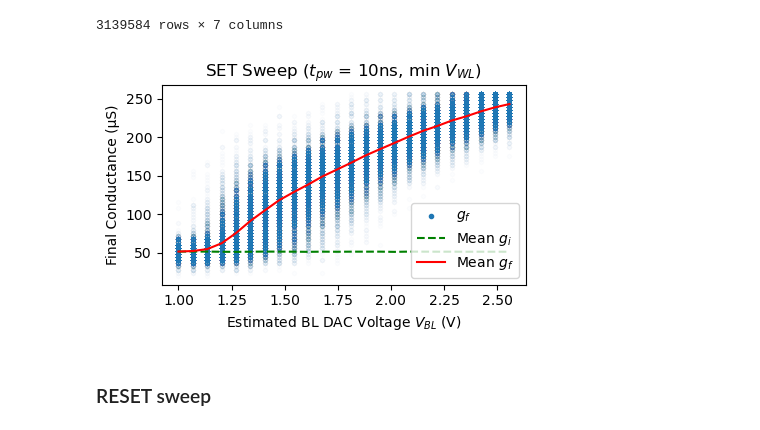
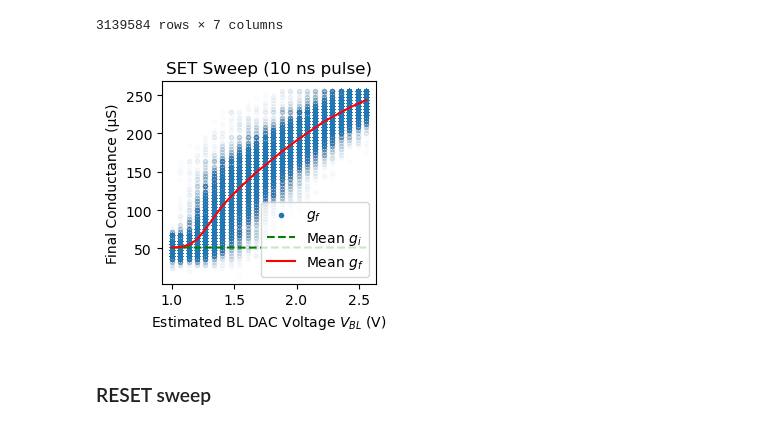
Before and after one commit to akashlevy/ember-python, a Jupyter notebook: analysis/sweeps.ipynb, the cells around one changed output. Saved outputs shown, nothing was run; the diff lists cells and outputs as text; code cells hidden in the pictures.

Commit message:
Update sweeps

```diff
--- a/analysis/sweeps.ipynb
+++ b/analysis/sweeps.ipynb
@@ -35,22 +35,22 @@ setdata
 # %%
 # Plot SET sweep
 d = setdata[(setdata["gi"].isin(range(1,20))) & (setdata["pw"] == 1) & (setdata["vwl"] == 0)][["vwl","vbl","pw","gi","gf"]].sample(100000)
 d["vbl"] = (d["vbl"]*2.1/31) + 1
-fig = plt.figure(figsize=(4.5,3))
+fig = plt.figure(figsize=(3,3))
 ax = plt.axes()
 ax.scatter(d["vbl"], d["gf"]*4, marker=".", alpha=0.01, label="$g_f$")
 (d.groupby("vbl")["gi"].mean() * 4).plot(color="green", linestyle="--", label="Mean $g_i$")
 (d.groupby("vbl")["gf"].mean() * 4).plot(color="red", label="Mean $g_f$")
-ax.set_title(f"SET Sweep ($t_{{pw}}$ = 10ns, min $V_{{WL}}$)", y=1)
+ax.set_title(f"SET Sweep (10 ns pulse)", y=1)
 ax.set_xlabel("Estimated BL DAC Voltage $V_{BL}$ (V)")
 ax.set_ylabel("Final Conductance (μS)")
 legend = ax.legend(loc="lower right")
 for lh in legend.legend_handles:
     lh.set_alpha(1)
 plt.tight_layout()
 plt.savefig(f"figs/setsweep{vddio}_bl.png", dpi=300)
 # %% [output]
-[figure, old version]
+[figure, new version]
 # %% [markdown]
 ### RESET sweep
 # %%
```
Also changed, not shown: parts of 1 cell of this notebook.
